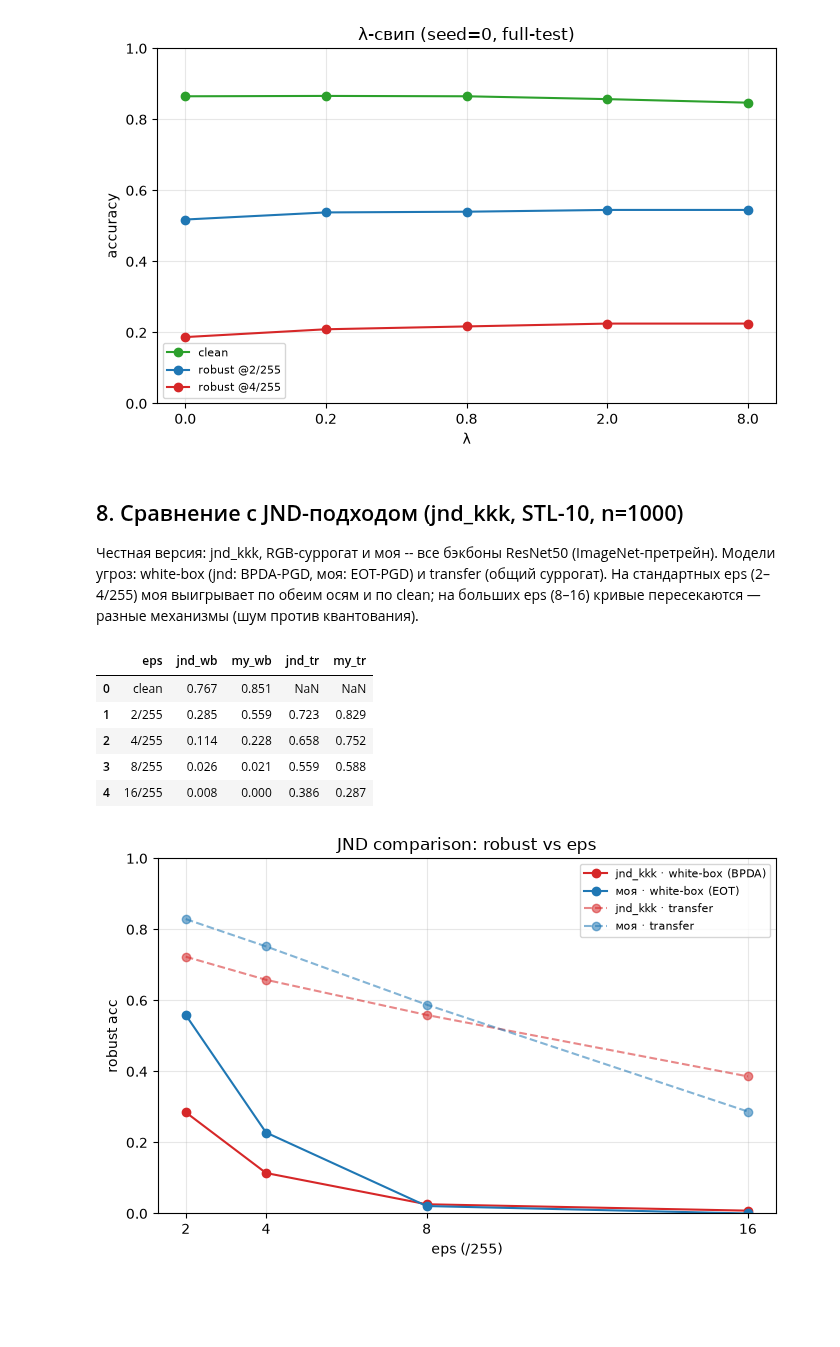
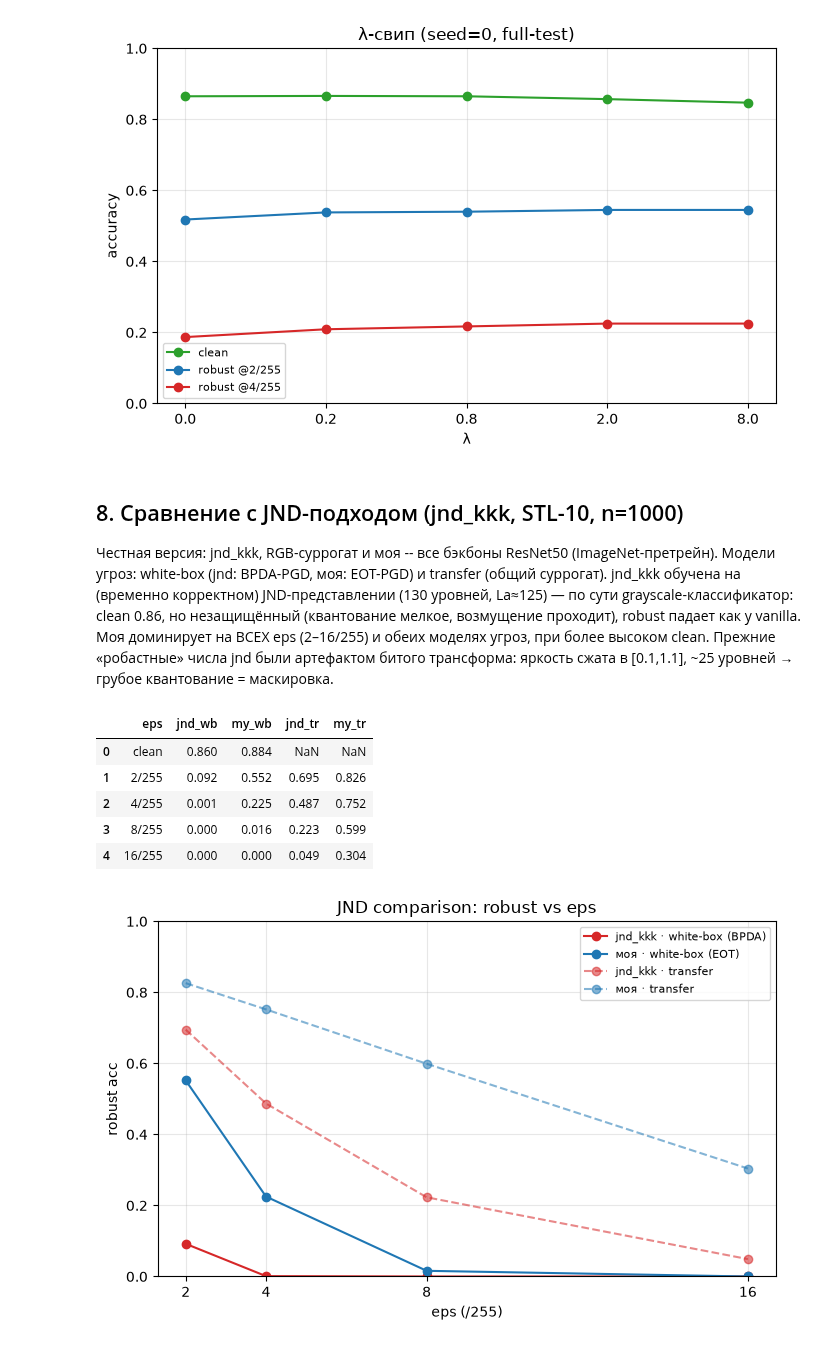
Before and after one commit to tarakanov517/CV_JND_based_approach, a Jupyter notebook: notebooks/compare_experiments.ipynb, the cells around one changed output. Drawn from its saved outputs; the diff is of its cells as text; code cells hidden in the pictures; blank space fills up the shorter version.

```diff
--- a/notebooks/compare_experiments.ipynb
+++ b/notebooks/compare_experiments.ipynb
@@ -436,33 +436,36 @@ plt.tight_layout(); plt.show()
 
 Честная версия: jnd_kkk, RGB-суррогат и моя -- все бэкбоны ResNet50 (ImageNet-претрейн).
 Модели угроз: white-box (jnd: BPDA-PGD, моя: EOT-PGD) и transfer (общий суррогат).
-На стандартных eps (2–4/255) моя выигрывает по обеим осям и по clean; на больших eps (8–16) кривые
-пересекаются — разные механизмы (шум против квантования).
+jnd_kkk обучена на (временно корректном) JND-представлении (130 уровней, La≈125) — по сути grayscale-классификатор:
+clean 0.86, но незащищённый (квантование мелкое, возмущение проходит), robust падает как у vanilla.
+Моя доминирует на ВСЕХ eps (2–16/255) и обеих моделях угроз, при более высоком clean. Прежние
+«робастные» числа jnd были артефактом битого трансформа: яркость сжата в [0.1,1.1], ~25 уровней →
+грубое квантование = маскировка.
 # %%
 jnd_cmp = pd.DataFrame([
-    dict(eps='clean',  jnd_wb=0.767, my_wb=0.851, jnd_tr=None,  my_tr=None),
-    dict(eps='2/255',  jnd_wb=0.285, my_wb=0.559, jnd_tr=0.723, my_tr=0.829),
-    dict(eps='4/255',  jnd_wb=0.114, my_wb=0.228, jnd_tr=0.658, my_tr=0.752),
-    dict(eps='8/255',  jnd_wb=0.026, my_wb=0.021, jnd_tr=0.559, my_tr=0.588),
-    dict(eps='16/255', jnd_wb=0.008, my_wb=0.000, jnd_tr=0.386, my_tr=0.287),
+    dict(eps='clean',  jnd_wb=0.860, my_wb=0.884, jnd_tr=None,  my_tr=None),
+    dict(eps='2/255',  jnd_wb=0.092, my_wb=0.552, jnd_tr=0.695, my_tr=0.826),
+    dict(eps='4/255',  jnd_wb=0.001, my_wb=0.225, jnd_tr=0.487, my_tr=0.752),
+    dict(eps='8/255',  jnd_wb=0.000, my_wb=0.016, jnd_tr=0.223, my_tr=0.599),
+    dict(eps='16/255', jnd_wb=0.000, my_wb=0.000, jnd_tr=0.049, my_tr=0.304),
 ])
 jnd_cmp
 # %% [output]
 |  | eps | jnd_wb | my_wb | jnd_tr | my_tr |
-| 0 | clean | 0.767 | 0.851 | NaN | NaN |
-| 1 | 2/255 | 0.285 | 0.559 | 0.723 | 0.829 |
-| 2 | 4/255 | 0.114 | 0.228 | 0.658 | 0.752 |
-| 3 | 8/255 | 0.026 | 0.021 | 0.559 | 0.588 |
-| 4 | 16/255 | 0.008 | 0.000 | 0.386 | 0.287 |
+| 0 | clean | 0.860 | 0.884 | NaN | NaN |
+| 1 | 2/255 | 0.092 | 0.552 | 0.695 | 0.826 |
+| 2 | 4/255 | 0.001 | 0.225 | 0.487 | 0.752 |
+| 3 | 8/255 | 0.000 | 0.016 | 0.223 | 0.599 |
+| 4 | 16/255 | 0.000 | 0.000 | 0.049 | 0.304 |
 # %%
 eps_x = [2, 4, 8, 16]
 fig, ax = plt.subplots(figsize=(7, 4.5))
-ax.plot(eps_x, [0.285, 0.114, 0.026, 0.008], 'o-',  color='#d62728', label='jnd_kkk · white-box (BPDA)')
-ax.plot(eps_x, [0.559, 0.228, 0.021, 0.000], 'o-',  color='#1f77b4', label='моя · white-box (EOT)')
-ax.plot(eps_x, [0.723, 0.658, 0.559, 0.386], 'o--', color='#d62728', alpha=.55, label='jnd_kkk · transfer')
-ax.plot(eps_x, [0.829, 0.752, 0.588, 0.287], 'o--', color='#1f77b4', alpha=.55, label='моя · transfer')
+ax.plot(eps_x, [0.092, 0.001, 0.000, 0.000], 'o-',  color='#d62728', label='jnd_kkk · white-box (BPDA)')
+ax.plot(eps_x, [0.552, 0.225, 0.016, 0.000], 'o-',  color='#1f77b4', label='моя · white-box (EOT)')
+ax.plot(eps_x, [0.695, 0.487, 0.223, 0.049], 'o--', color='#d62728', alpha=.55, label='jnd_kkk · transfer')
+ax.plot(eps_x, [0.826, 0.752, 0.599, 0.304], 'o--', color='#1f77b4', alpha=.55, label='моя · transfer')
 ax.set_xticks(eps_x); ax.set_xlabel('eps (/255)'); ax.set_ylabel('robust acc'); ax.set_ylim(0, 1)
 ax.set_title('JND comparison: robust vs eps'); ax.grid(alpha=.3); ax.legend(fontsize=8)
 plt.tight_layout(); plt.show()
 # %% [output]
-[figure, old version]
+[figure, new version]
```
Also changed, not shown: parts of 2 cells of this notebook.
